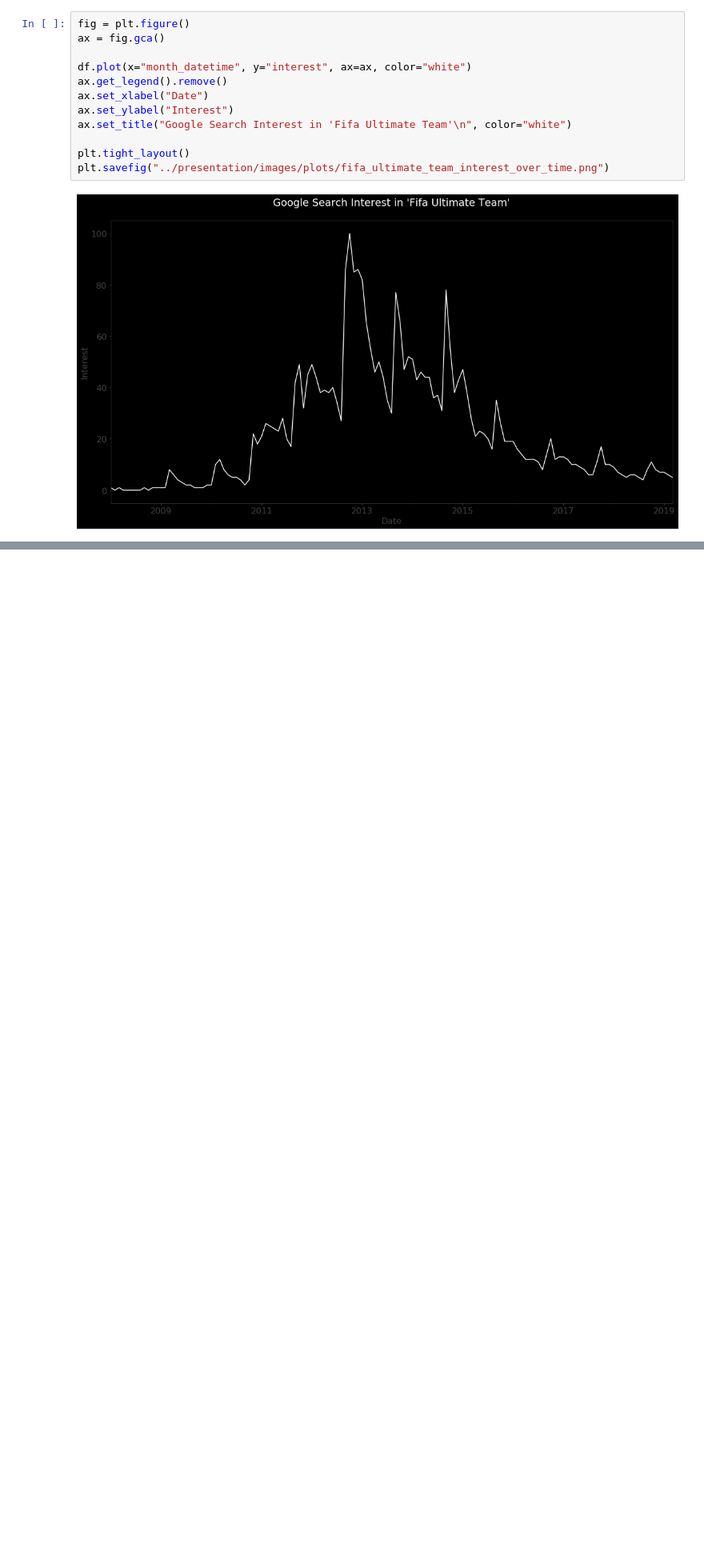
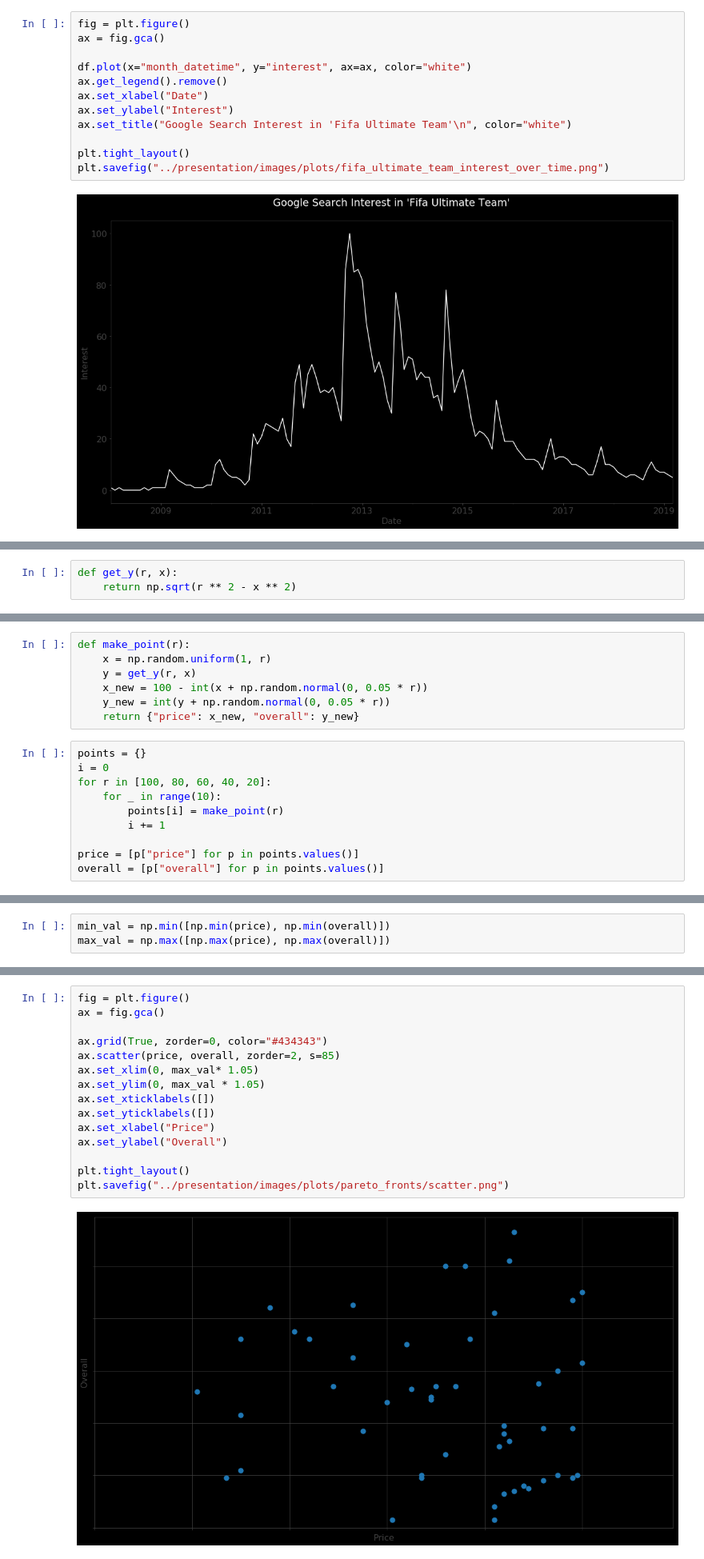
Before and after one commit to janjagusch/nsga2, a Jupyter notebook: notebooks/01-jbj2505-presentation_plots.ipynb, the cells around one changed output, grey strips where cells are left out. Shown: that part at 80% size. Cells and saved outputs as stored; diff of their text form; blank space fills up the shorter version.

Commit message:
Finalize presentation material

```diff
--- a/notebooks/01-jbj2505-presentation_plots.ipynb
+++ b/notebooks/01-jbj2505-presentation_plots.ipynb
@@ -62,0 +59,3 @@ plt.savefig("../presentation/images/plots/fifa_ultimate_team_interest_over_time.
+# %%
+def get_y(r, x):
+    return np.sqrt(r ** 2 - x ** 2)
@@ -62,0 +66,17 @@ plt.savefig("../presentation/images/plots/fifa_ultimate_team_interest_over_time.
+# %%
+def make_point(r):
+    x = np.random.uniform(1, r)
+    y = get_y(r, x)
+    x_new = 100 - int(x + np.random.normal(0, 0.05 * r))
+    y_new = int(y + np.random.normal(0, 0.05 * r))
+    return {"price": x_new, "overall": y_new}
+# %%
+points = {}
+i = 0
+for r in [100, 80, 60, 40, 20]:
+    for _ in range(10):
+        points[i] = make_point(r)
+        i += 1
+
+price = [p["price"] for p in points.values()]
+overall = [p["overall"] for p in points.values()]
@@ -62,0 +95,3 @@ plt.savefig("../presentation/images/plots/fifa_ultimate_team_interest_over_time.
+# %%
+min_val = np.min([np.min(price), np.min(overall)])
+max_val = np.max([np.max(price), np.max(overall)])
@@ -62,0 +113,17 @@ plt.savefig("../presentation/images/plots/fifa_ultimate_team_interest_over_time.
+# %%
+fig = plt.figure()
+ax = fig.gca()
+
+ax.grid(True, zorder=0, color="#434343")
+ax.scatter(price, overall, zorder=2, s=85)
+ax.set_xlim(0, max_val* 1.05)
+ax.set_ylim(0, max_val * 1.05)
+ax.set_xticklabels([])
+ax.set_yticklabels([])
+ax.set_xlabel("Price")
+ax.set_ylabel("Overall")
+
+plt.tight_layout()
+plt.savefig("../presentation/images/plots/pareto_fronts/scatter.png")
+# %% [output]
+[figure, added]
```
Also changed, not shown: parts of 30 cells of this notebook, 6 other files.
